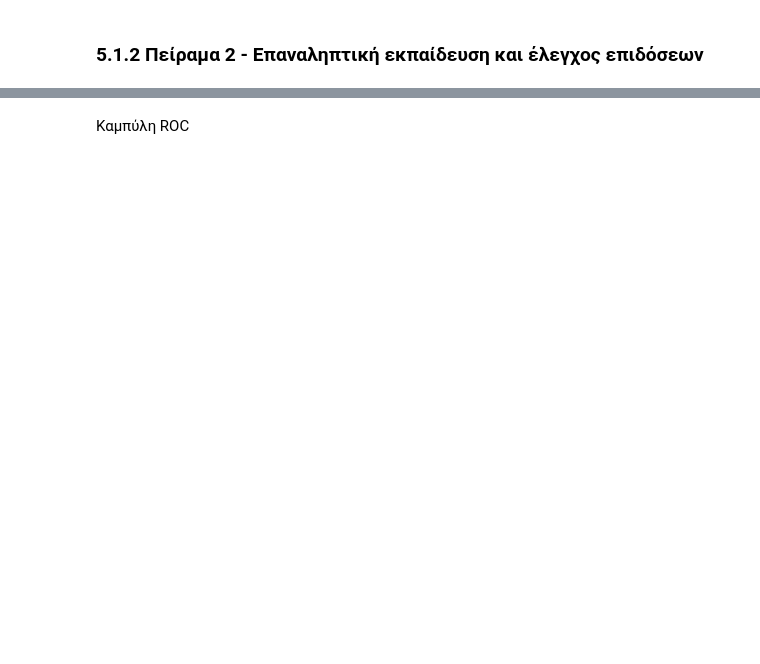
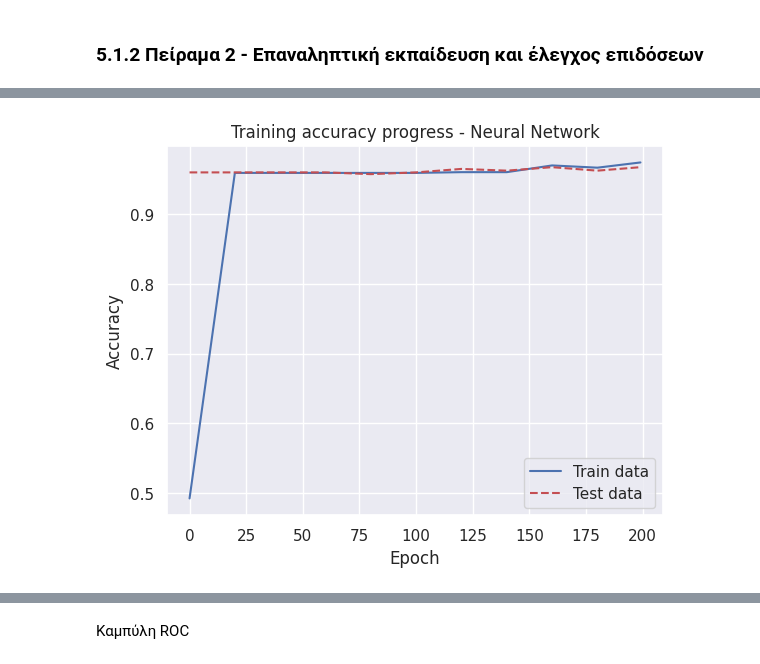
Before and after one commit to AAleksandros/HUA-DIT-Data-mining-project, a Jupyter notebook: project.ipynb, the cells around one changed output, grey strips where cells are left out. Cells and saved outputs as stored; diff of their text form; code cells hidden in the pictures; blank space fills up the shorter version.

```diff
--- a/project.ipynb
+++ b/project.ipynb
@@ -818,6 +822,7 @@ plt.show()
 Επιλογή χαρακτηριστικών
 # %%
 # remove unecessesary features from dataset
-df_nn = df_cl.drop(['film','year','opening_weekend', 'domestic_gross', 'foreign_gross', 'worldwide_gross', 'rotten_tomatoes_vs_metacritic_deviance', 'audience_vs_critics_deviance', 'worldwide_gross_($million)', 'of_gross_earned_abroad', 'average_audience', 'average_critics', 'budget_recovered', 'budget_recovered_opening_weekend', 'distributor','imdb_rating','imdb_vs_rt_disparity','release_date_(us)','oscar_detail','PC1','PC2','kmeans_pca','kmeans','dbscan','agg'], axis=1)
+df_nn = df_cl.drop(['film','year','opening_weekend', 'domestic_gross',
+                    'foreign_gross', 'worldwide_gross', 'rotten_tomatoes_vs_metacritic_deviance', 'audience_vs_critics_deviance', 'worldwide_gross_($million)', 'of_gross_earned_abroad', 'average_audience', 'average_critics', 'budget_recovered', 'budget_recovered_opening_weekend', 'distributor','imdb_rating','imdb_vs_rt_disparity','release_date_(us)','oscar_detail','PC1','PC2','kmeans_pca','kmeans','dbscan','agg'], axis=1)
 # df_nn = df_cl[['rotten_tomatoes_critics', 'metacritic_critics', 'rotten_tomatoes_audience', 'metacritic_audience', 'oscar_winners']]
 # %% [markdown]
@@ -947 +995,15 @@ plt.legend()
+# %%
+# Select best model from expereiment 2
+best_preds = max(results_nn_2, key=lambda a:a['classification_report']['1.0']['f1-score'])
+
+plt.plot([d['epoch'] for d in best_preds['acc_prog']], [d['train_acc'] for d in best_preds['acc_prog']], label='Train data')
+plt.plot([d['epoch'] for d in best_preds['acc_prog']], [d['test_acc'] for d in best_preds['acc_prog']], 'r--', label='Test data')
+plt.title('Training accuracy progress - Neural Network')
+plt.xlabel('Epoch')
+plt.ylabel('Accuracy')
+# plt.ylim(0,1)
+plt.legend()
+plt.show()
+# %% [output]
+[figure, added]
 # %% [markdown]
```
Also changed, not shown: parts of 13 cells of this notebook, 1 other file.
